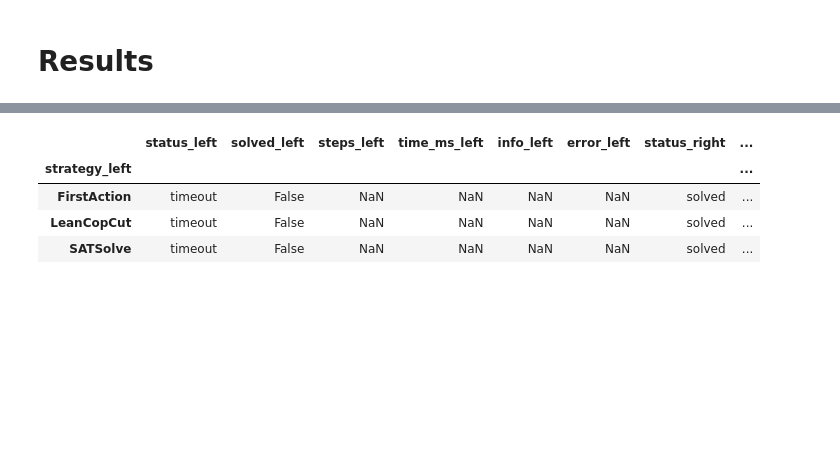
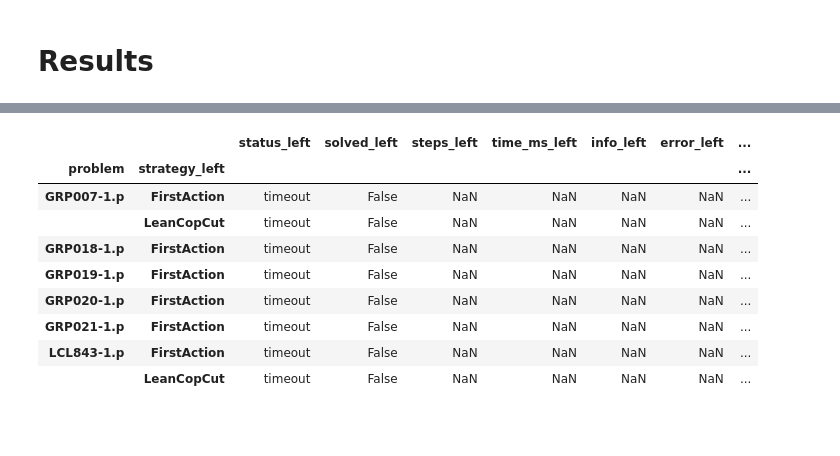
Before and after one commit to mfixman/connections, a Jupyter notebook: jupyter/Analysis_sat.ipynb, the cells around one changed output, grey strips where cells are left out. Drawn from its saved outputs; the diff is of its cells as text; code cells hidden in the pictures; blank space fills up the shorter version.

Commit message:
Improvements to SAT strategy.

```diff
--- a/jupyter/Analysis_sat.ipynb
+++ b/jupyter/Analysis_sat.ipynb
@@ -148,21 +140,27 @@ merged.xs('SYN344-1.p')
 # %%
 statistics = (
     merged
     .xs('SATSolveLiteral', level = 'strategy_right')
     .loc[lambda x: ~x.solved_left & x.solved_right]
     .loc[lambda x: x.index.get_level_values('problem').str.contains('-')]
-    .groupby(level = 'problem')
-    .filter(lambda x: len(x) == 3)
+    .loc[lambda x: x.index.get_level_values('strategy_left') != 'SATSolve']
+    # .groupby(level = 'problem')
+    # .filter(lambda x: len(x) == 3)
     .join(tr)
     .sort_values(['steps_right', 'length'], kind = 'stable')
 )
-statistics.xs('SYN344-1.p')
+statistics
 # %% [output]
-|  | status_left | solved_left | steps_left | time_ms_left | info_left | error_left | status_right | ... |
-| strategy_left |  |  |  |  |  |  |  | ... |
-| FirstAction | timeout | False | NaN | NaN | NaN | NaN | solved | ... |
-| LeanCopCut | timeout | False | NaN | NaN | NaN | NaN | solved | ... |
-| SATSolve | timeout | False | NaN | NaN | NaN | NaN | solved | ... |
+|  |  | status_left | solved_left | steps_left | time_ms_left | info_left | error_left | ... |
+| problem | strategy_left |  |  |  |  |  |  | ... |
+| GRP007-1.p | FirstAction | timeout | False | NaN | NaN | NaN | NaN | ... |
+|  | LeanCopCut | timeout | False | NaN | NaN | NaN | NaN | ... |
+| GRP018-1.p | FirstAction | timeout | False | NaN | NaN | NaN | NaN | ... |
+| GRP019-1.p | FirstAction | timeout | False | NaN | NaN | NaN | NaN | ... |
+| GRP020-1.p | FirstAction | timeout | False | NaN | NaN | NaN | NaN | ... |
+| GRP021-1.p | FirstAction | timeout | False | NaN | NaN | NaN | NaN | ... |
+| LCL843-1.p | FirstAction | timeout | False | NaN | NaN | NaN | NaN | ... |
+|  | LeanCopCut | timeout | False | NaN | NaN | NaN | NaN | ... |
 # %% [markdown]
 #
 # %%
```
Also changed, not shown: parts of 10 cells of this notebook, 7 other files.
